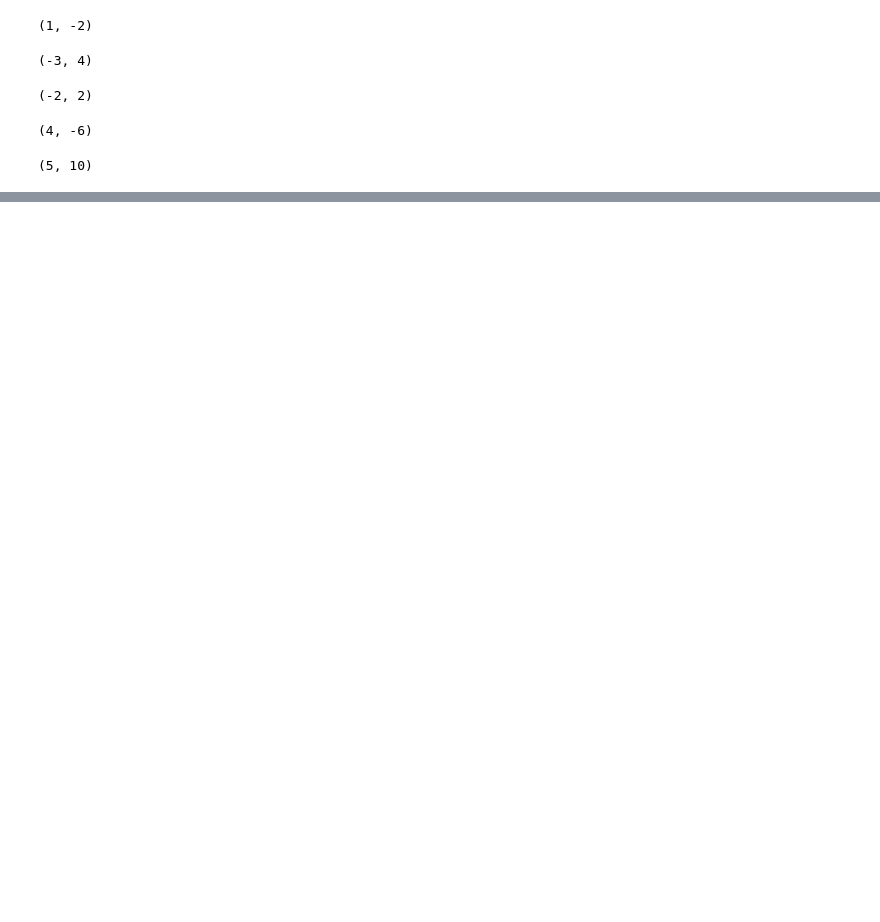
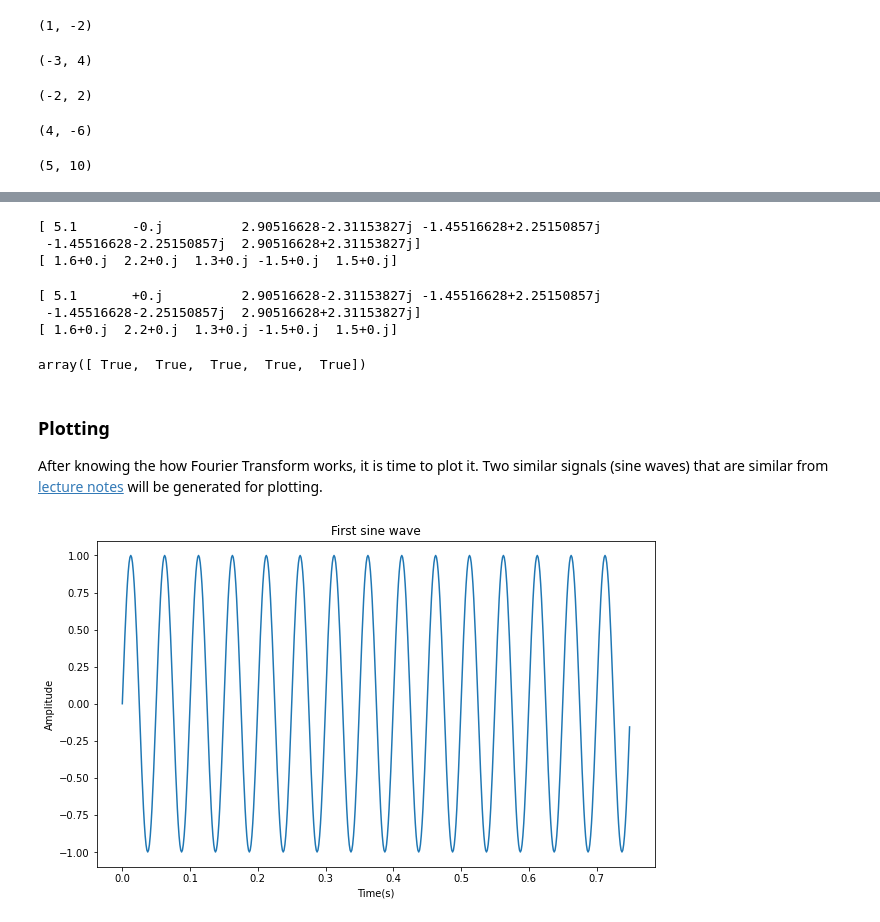
Before and after one commit to gabhang/emergingtechnologies, a Jupyter notebook: notebooks/fourier-transform.ipynb, the cells around one changed output, grey strips where cells are left out. Saved outputs shown, nothing was run; the diff lists cells and outputs as text; code cells hidden in the pictures; blank space fills up the shorter version.

Commit message:
Added Fourier Transform explanations with code

```diff
--- a/notebooks/fourier-transform.ipynb
+++ b/notebooks/fourier-transform.ipynb
@@ -93,0 +135,51 @@ Reference: __[Introduction to Complex Math](https://www.thefouriertransform.com/
+# %%
+import scipy.fft as fft # scipy.
+
+s = fft.fft(x) # fourier transform using scipy.
+inv_s = fft.ifft(s) # inverse using scipy.
+print(s)
+print(inv_s)
+# %% [output]
+[ 5.1       -0.j          2.90516628-2.31153827j -1.45516628+2.25150857j
+ -1.45516628-2.25150857j  2.90516628+2.31153827j]
+[ 1.6+0.j  2.2+0.j  1.3+0.j -1.5+0.j  1.5+0.j]
+# %%
+from numpy.fft import fft, ifft # numpy.
+
+n = fft(x) # fourier transform using numpy.
+inv_n = ifft(s) # inverse using numpy.
+print(n)
+print(inv_n)
+# %% [output]
+[ 5.1       +0.j          2.90516628-2.31153827j -1.45516628+2.25150857j
+ -1.45516628-2.25150857j  2.90516628+2.31153827j]
+[ 1.6+0.j  2.2+0.j  1.3+0.j -1.5+0.j  1.5+0.j]
+# %%
+# check if fft works fine.
+np.isclose(x, inv_n)
+# %% [output]
+array([ True,  True,  True,  True,  True])
+# %% [markdown]
+### Plotting
+After knowing the how Fourier Transform works, it is time to plot it. Two similar signals (sine waves) that are similar from [lecture notes](https://github.com/ianmcloughlin/2223-S1-emerging-technologies/blob/main/notebooks/04-fourier-transform.ipynb) will be generated for plotting.
+# %%
+# Number of samples.
+N = 600
+
+# Spacing between samples.
+T = 1.0 / 800.0
+
+# Range of x (input) values.
+x = np.linspace(0.0, N*T, N, endpoint=False)
+# %%
+# First sine wave/signal.
+y_0 = np.sin(40 * 1.0 * np.pi * x)
+
+# Plot it.
+fig, ax = plt.subplots(figsize=(10, 6))
+plt.title("First sine wave")
+ax.set_ylabel("Amplitude")
+ax.set_xlabel("Time(s)")
+ax.plot(x, y_0);
+# %% [output]
+[figure, added]
```
Also changed, not shown: parts of 15 cells of this notebook.
